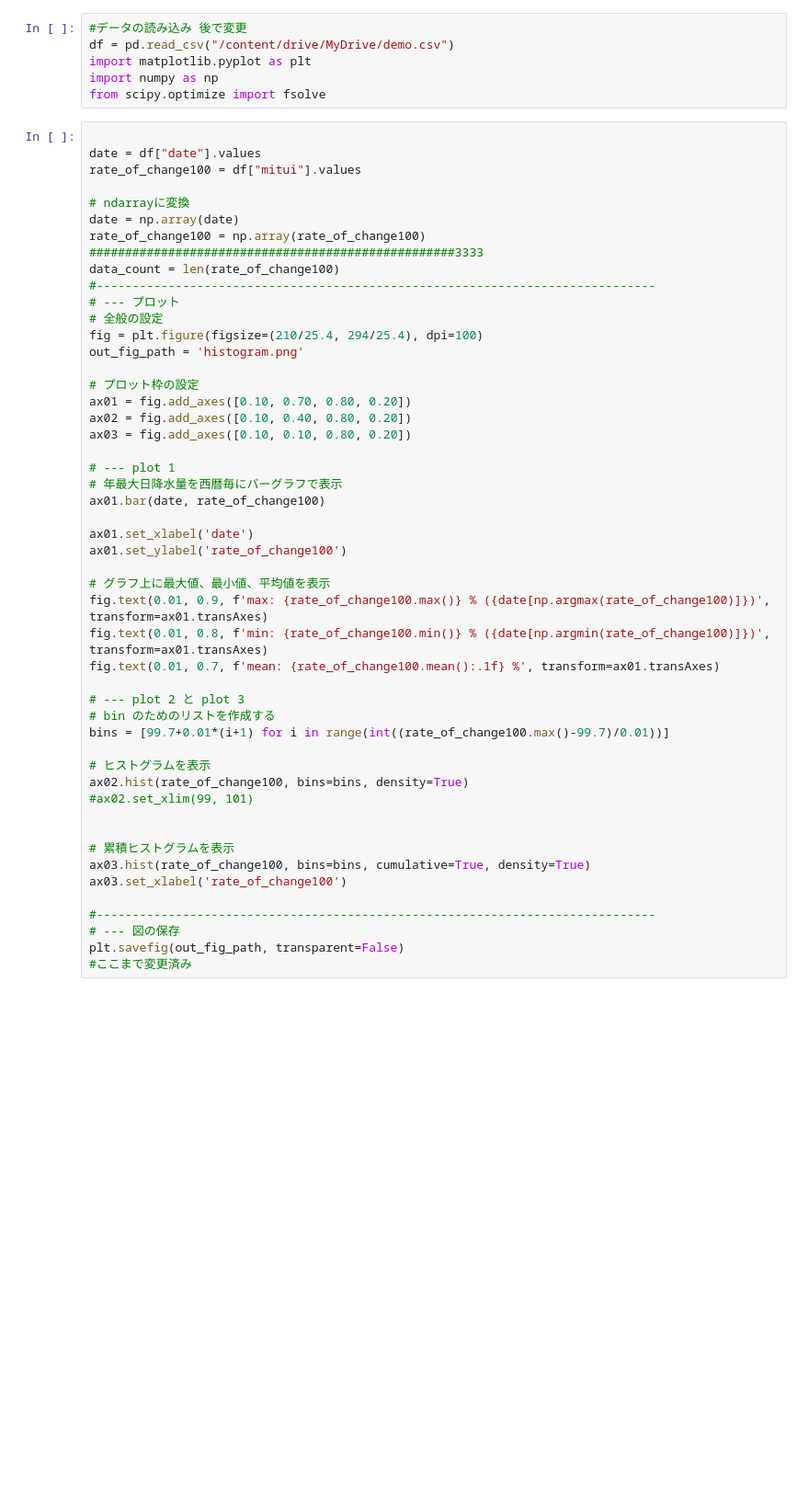
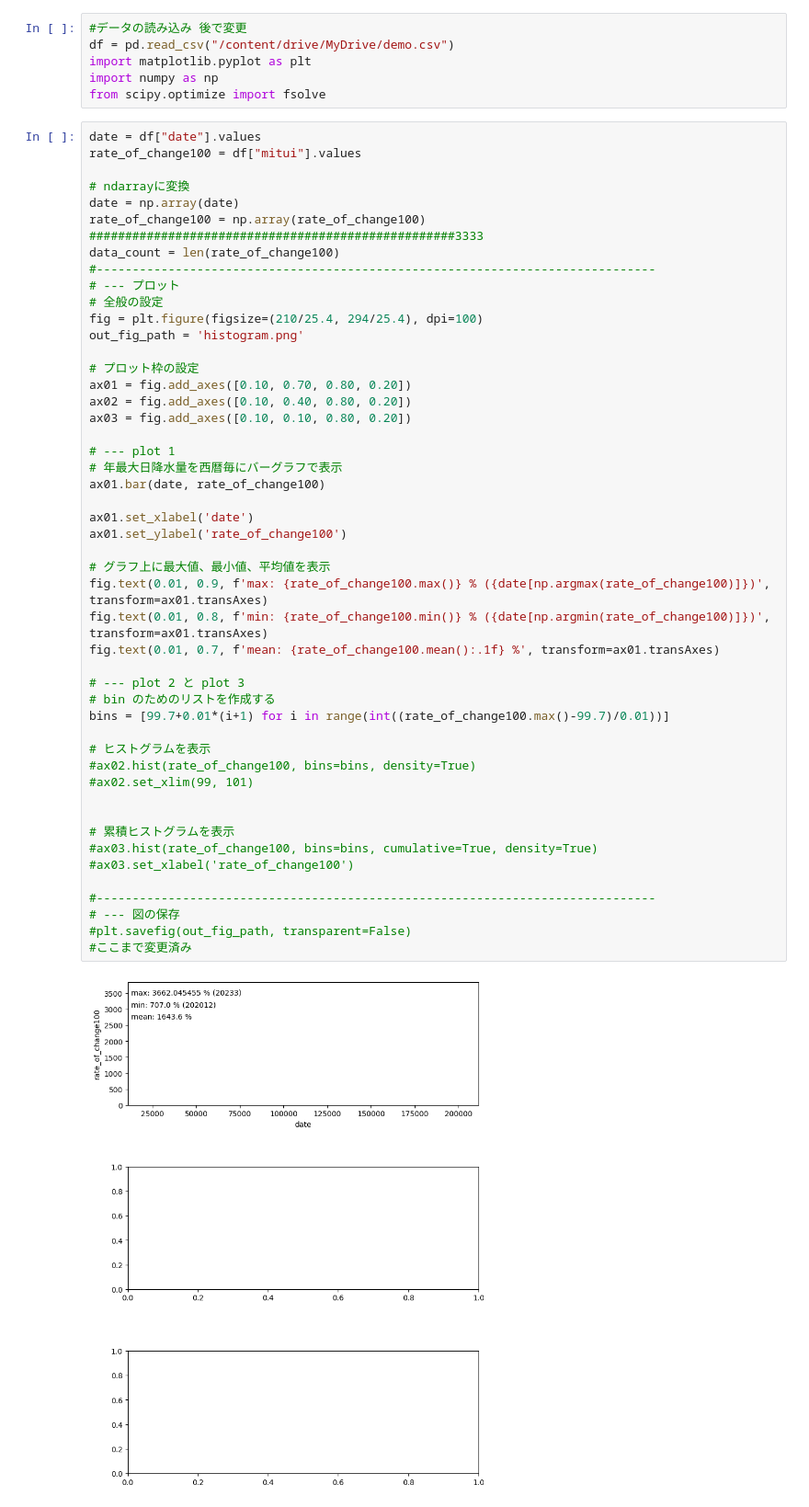
Before and after one commit to TomoharuKurosu/Tomoaharu_Kurosu_2023, a Jupyter notebook: 100年に一度_株価変化率.ipynb, the cells around one changed output. Shown at 92% size. Drawn from its saved outputs; the diff is of its cells as text; blank space fills up the shorter version.

```diff
--- a/100年に一度_株価変化率.ipynb
+++ b/100年に一度_株価変化率.ipynb
@@ -13,7 +13,6 @@ import matplotlib.pyplot as plt
 import numpy as np
 from scipy.optimize import fsolve
 # %%
-
 date = df["date"].values
 rate_of_change100 = df["mitui"].values
 
@@ -31,37 +30,39 @@ out_fig_path = 'histogram.png'
 # プロット枠の設定
 ax01 = fig.add_axes([0.10, 0.70, 0.80, 0.20])
 ax02 = fig.add_axes([0.10, 0.40, 0.80, 0.20])
 ax03 = fig.add_axes([0.10, 0.10, 0.80, 0.20])
 
 # --- plot 1
 # 年最大日降水量を西暦毎にバーグラフで表示
 ax01.bar(date, rate_of_change100)
 
 ax01.set_xlabel('date')
 ax01.set_ylabel('rate_of_change100')
 
 # グラフ上に最大値、最小値、平均値を表示
 fig.text(0.01, 0.9, f'max: {rate_of_change100.max()} % ({date[np.argmax(rate_of_change100)]})', transform=ax01.transAxes)
 fig.text(0.01, 0.8, f'min: {rate_of_change100.min()} % ({date[np.argmin(rate_of_change100)]})', transform=ax01.transAxes)
 fig.text(0.01, 0.7, f'mean: {rate_of_change100.mean():.1f} %', transform=ax01.transAxes)
 
 # --- plot 2 と plot 3
 # bin のためのリストを作成する
 bins = [99.7+0.01*(i+1) for i in range(int((rate_of_change100.max()-99.7)/0.01))]
 
 # ヒストグラムを表示
-ax02.hist(rate_of_change100, bins=bins, density=True)
+#ax02.hist(rate_of_change100, bins=bins, density=True)
 #ax02.set_xlim(99, 101)
 
 
 # 累積ヒストグラムを表示
-ax03.hist(rate_of_change100, bins=bins, cumulative=True, density=True)
-ax03.set_xlabel('rate_of_change100')
+#ax03.hist(rate_of_change100, bins=bins, cumulative=True, density=True)
+#ax03.set_xlabel('rate_of_change100')
 
 #------------------------------------------------------------------------------
 # --- 図の保存
-plt.savefig(out_fig_path, transparent=False)
+#plt.savefig(out_fig_path, transparent=False)
 #ここまで変更済み
+# %% [output]
+[figure, added]
 # %%
 import matplotlib.pyplot as plt
 import numpy as np
```
Also changed, not shown: parts of 3 cells of this notebook.
